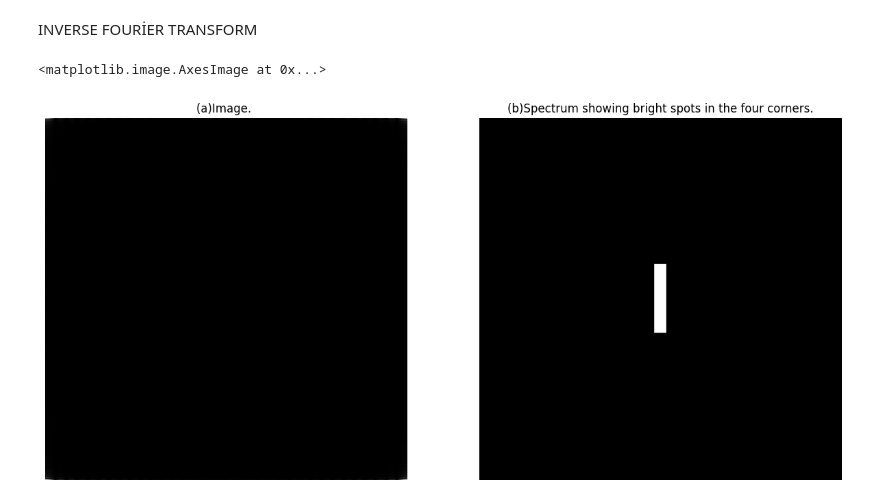
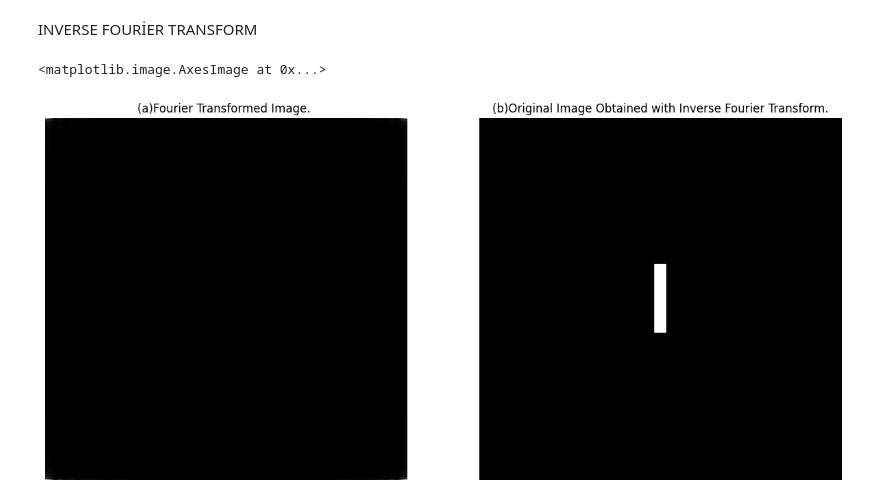
Before and after one commit to beyzanrcam/Image_Processing, a Jupyter notebook: LAB03/210102002037_BEYZANUR_CAM_LAB3.ipynb, the cells around one changed output. Drawn from its saved outputs; the diff is of its cells as text; code cells hidden in the pictures.

```diff
--- a/LAB03/210102002037_BEYZANUR_CAM_LAB3.ipynb
+++ b/LAB03/210102002037_BEYZANUR_CAM_LAB3.ipynb
@@ -245,21 +249,21 @@ INVERSE FOURİER TRANSFORM
 # %%
 pgm_image_fourier = PGMImage('Fig0424(a)(rectangle).pgm')
 four_corner = pgm_image.my2Dfft()
 
 inverse_transform = pgm_image.my2Difft(four_corner)
 
 
 plt.figure(figsize=(15 ,15))
 
 plt.subplot(1, 2, 1)
-plt.title("(a)Image. ")
+plt.title("(a)Fourier Transformed Image. ")
 plt.axis('off')
 plt.imshow(np.abs(four_corner), cmap='gray')
 
 plt.subplot(1, 2, 2)
-plt.title("(b)Spectrum showing bright spots in the four corners.")
+plt.title("(b)Original Image Obtained with Inverse Fourier Transform.")
 plt.axis('off')
 plt.imshow(np.abs(inverse_transform), cmap='gray')
 # %% [output]
 <matplotlib.image.AxesImage at 0x...>
-[figure, old version]
+[figure, new version]
```
Also changed, not shown: parts of 2 cells of this notebook.
